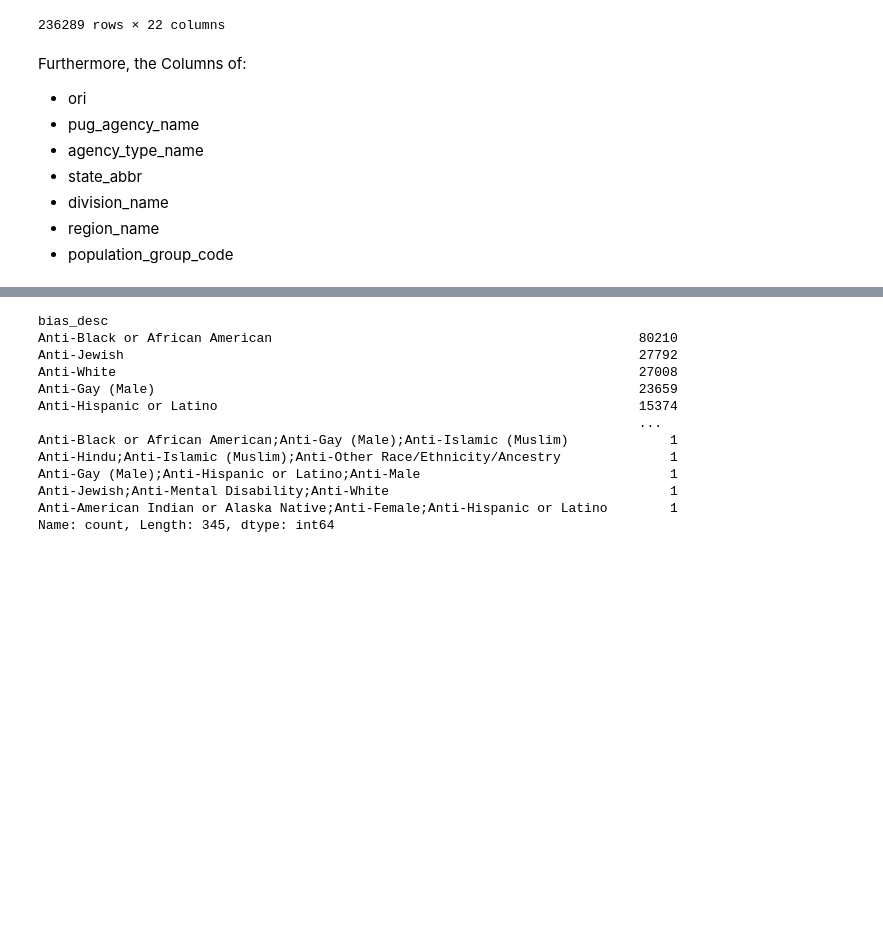
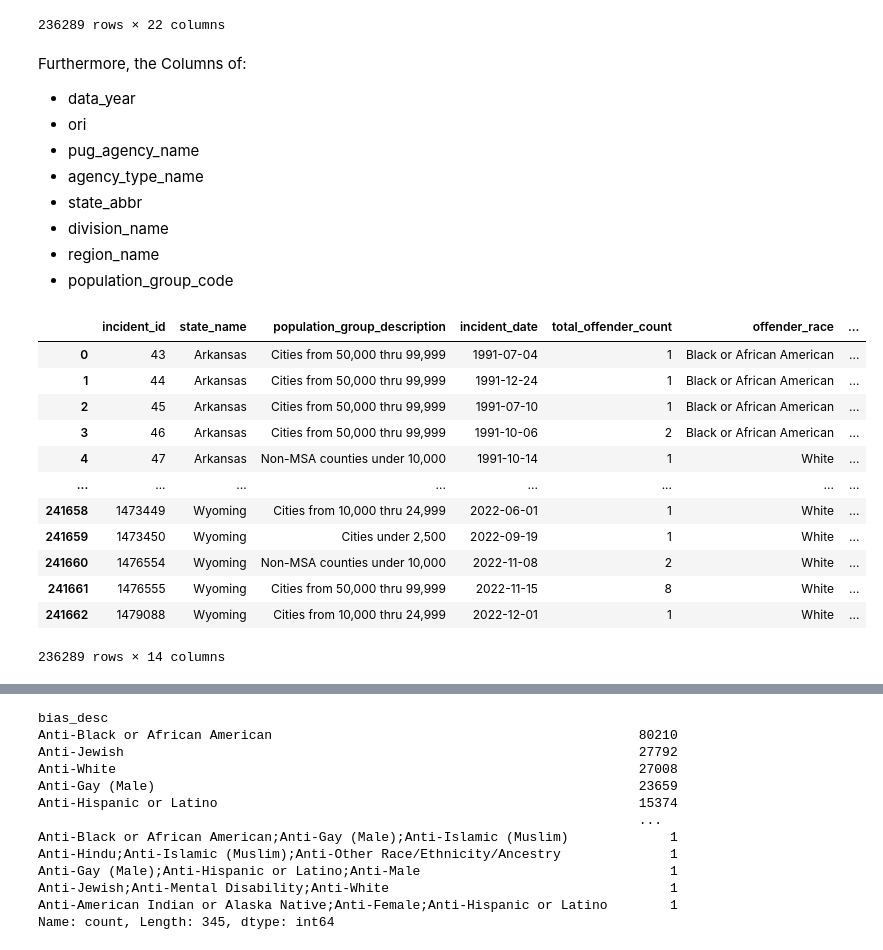
Before and after one commit to UWI-Zess/COMP6940-Project, a Jupyter notebook: main.ipynb, the cells around one changed output, grey strips where cells are left out. Drawn from its saved outputs; the diff is of its cells as text; code cells hidden in the pictures; blank space fills up the shorter version.

```diff
--- a/main.ipynb
+++ b/main.ipynb
@@ -149,6 +149,7 @@ data
 236289 rows × 22 columns
 # %% [markdown]
 Furthermore, the Columns of:
+- data_year
 - ori
 - pug_agency_name
 - agency_type_name
@@ -156,3 +157,20 @@ Furthermore, the Columns of:
 - division_name
 - region_name
 - population_group_code
+# %%
+data = data.drop(['data_year', 'ori', 'pug_agency_name', 'agency_type_name', 'state_abbr', 'division_name', 'region_name', 'population_group_code'], axis=1)
+data
+# %% [output]
+|  | incident_id | state_name | population_group_description | incident_date | total_offender_count | offender_race | ... |
+| 0 | 43 | Arkansas | Cities from 50,000 thru 99,999 | 1991-07-04 | 1 | Black or African American | ... |
+| 1 | 44 | Arkansas | Cities from 50,000 thru 99,999 | 1991-12-24 | 1 | Black or African American | ... |
+| 2 | 45 | Arkansas | Cities from 50,000 thru 99,999 | 1991-07-10 | 1 | Black or African American | ... |
+| 3 | 46 | Arkansas | Cities from 50,000 thru 99,999 | 1991-10-06 | 2 | Black or African American | ... |
+| 4 | 47 | Arkansas | Non-MSA counties under 10,000 | 1991-10-14 | 1 | White | ... |
+| ... | ... | ... | ... | ... | ... | ... | ... |
+| 241658 | 1473449 | Wyoming | Cities from 10,000 thru 24,999 | 2022-06-01 | 1 | White | ... |
+| 241659 | 1473450 | Wyoming | Cities under 2,500 | 2022-09-19 | 1 | White | ... |
+| 241660 | 1476554 | Wyoming | Non-MSA counties under 10,000 | 2022-11-08 | 2 | White | ... |
+| 241661 | 1476555 | Wyoming | Cities from 50,000 thru 99,999 | 2022-11-15 | 8 | White | ... |
+| 241662 | 1479088 | Wyoming | Cities from 10,000 thru 24,999 | 2022-12-01 | 1 | White | ... |
+236289 rows × 14 columns
```
Also changed, not shown: parts of 2 cells of this notebook.
